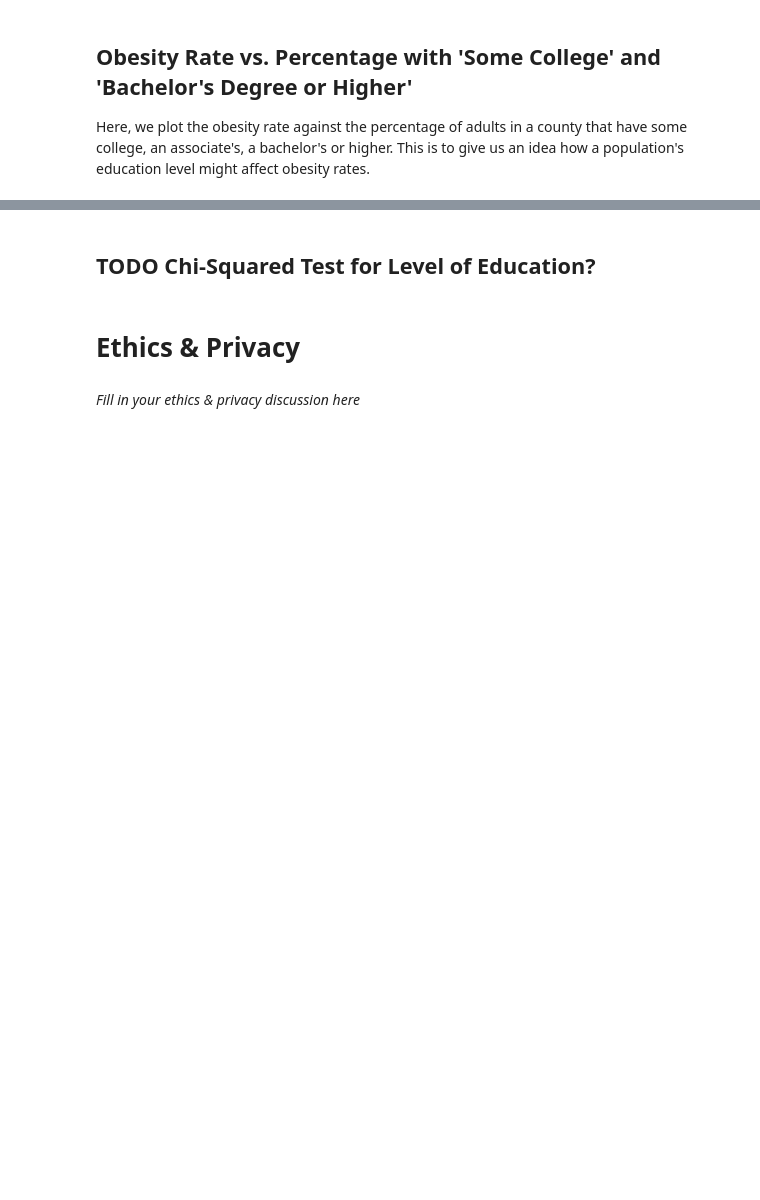
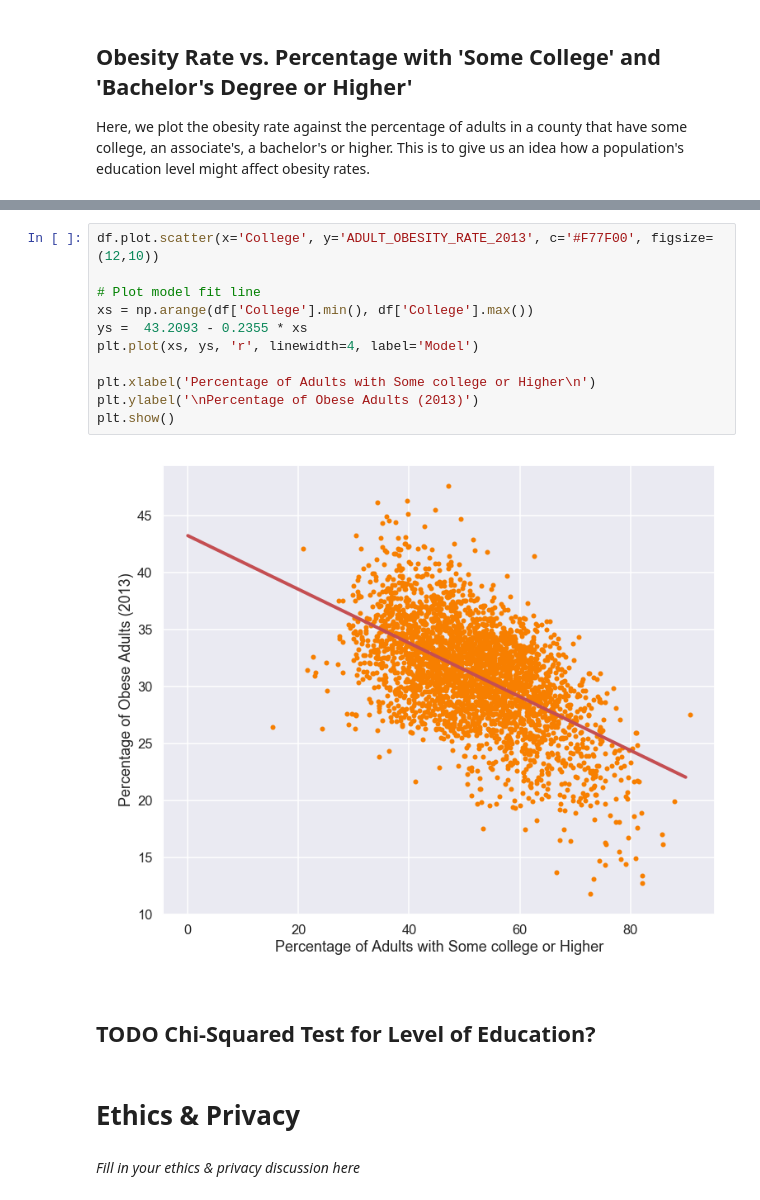
Before and after one commit to cwguan/COGS108-FinalProject, a Jupyter notebook: FinalProject.ipynb, the cells around one changed output, grey strips where cells are left out. Cells and saved outputs as stored; diff of their text form; blank space fills up the shorter version.

```diff
--- a/FinalProject.ipynb
+++ b/FinalProject.ipynb
@@ -431,6 +430,19 @@ Covariance Type:                 nonrobust
 
 Warnings:
 [1] Standard Errors assume that the covariance matrix of the errors is correctly specified.
+# %%
+df.plot.scatter(x='College', y='ADULT_OBESITY_RATE_2013', c='#F77F00', figsize=(12,10))
+
+# Plot model fit line
+xs = np.arange(df['College'].min(), df['College'].max())
+ys =  43.2093 - 0.2355 * xs
+plt.plot(xs, ys, 'r', linewidth=4, label='Model')
+
+plt.xlabel('Percentage of Adults with Some college or Higher\n')
+plt.ylabel('\nPercentage of Obese Adults (2013)')
+plt.show()
+# %% [output]
+[figure, added]
 # %% [markdown]
 ## TODO Chi-Squared Test for Level of Education?
 # %% [markdown]
```
Also changed, not shown: parts of 14 cells of this notebook.
